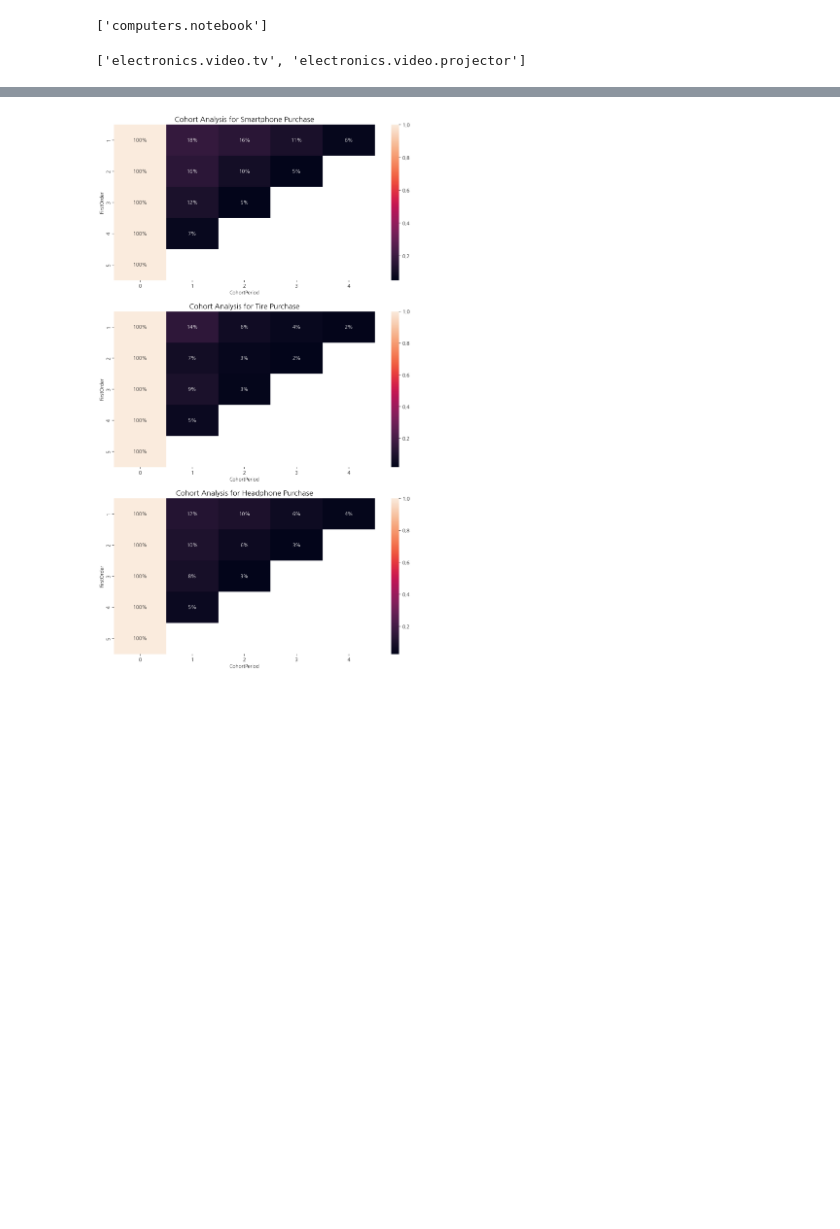
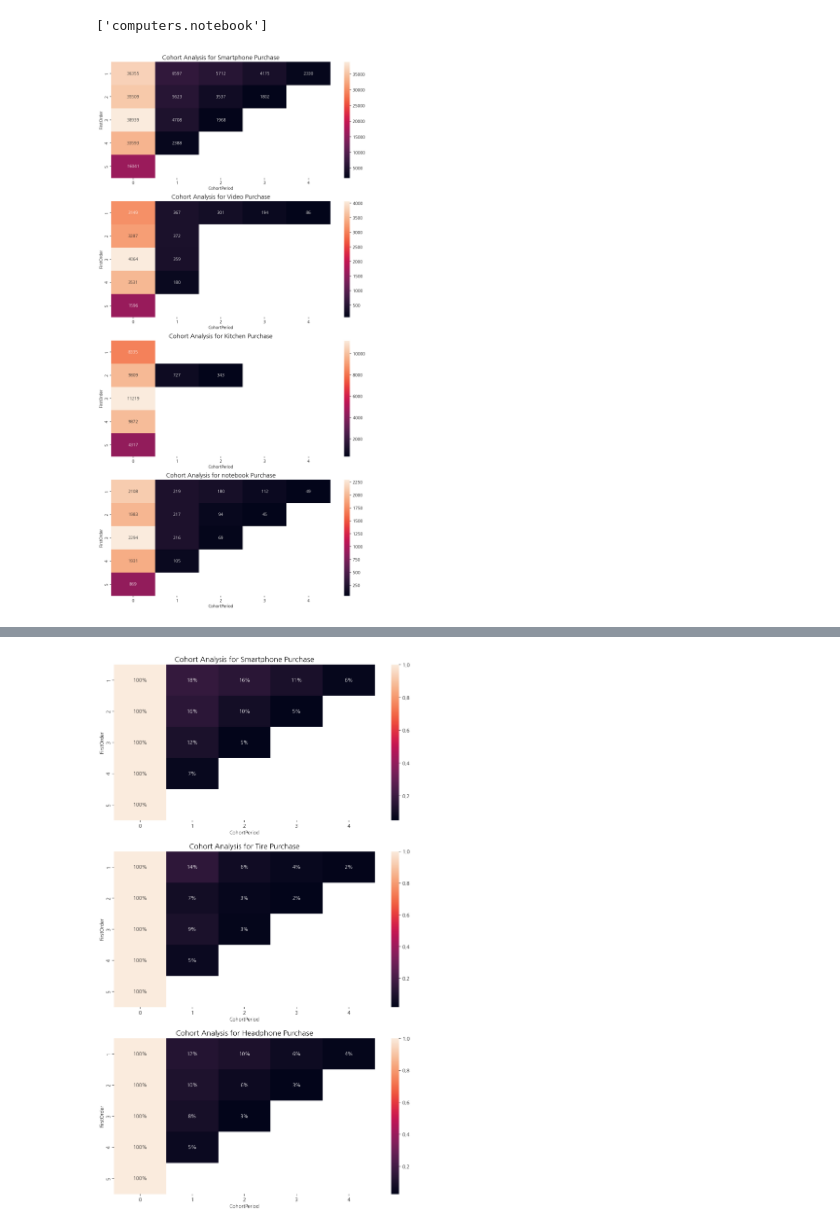
Before and after one commit to benidjor/ecommerce-behavior-data-analysis, a Jupyter notebook: tsj_data/2019_oct_eda.ipynb, the cells around one changed output, grey strips where cells are left out. Cells and saved outputs as stored; diff of their text form; code cells hidden in the pictures; blank space fills up the shorter version.

```diff
--- a/tsj_data/2019_oct_eda.ipynb
+++ b/tsj_data/2019_oct_eda.ipynb
@@ -1457,8 +1457,41 @@ def cohort_cnt(df, category_name=None, brand=None, daily_or_weekly="daily"):
     cohorts_pur = cohorts_pur["TotalUsers"].unstack(1)
 
     return cohorts_pur
+# %%
+# 중분류가 smartphone인 것들 카운팅해서 코호트 분석
+smartphone_cnt = cohort_cnt(df, category_name="electronics.smartphone", daily_or_weekly="weekly")
+# %%
+# 중분류가 video인 것들 카운팅해서 코호트 분석
+video_cnt = 0
+# video_list = ['electronics.video.tv', 'electronics.video.projector']
+for category in video_list:
+    coh = cohort_cnt(df, category_name=category, daily_or_weekly="weekly")
+    video_cnt += coh
 # %%
-for category in video_list:
+# 중분류가 kitchen인 것들 카운팅해서 코호트 분석
+kitchen_cnt = 0
+for category in kitchen_list:
     coh = cohort_cnt(df, category_name=category, daily_or_weekly="weekly")
+    kitchen_cnt += coh
-# %% [output]
-['electronics.video.tv', 'electronics.video.projector']
+# %%
+# 중분류 notebook인 것 코호트 분석
+notebook_cnt = cohort_cnt(df, category_name='computers.notebook', daily_or_weekly="weekly")
+# %%
+# smartphone, video, kitchen, notebook 코호트 분석 시각화
+fig, ax = plt.subplots(nrows=4, ncols=1, figsize=(12, 24))
+
+phone_cnt = sns.heatmap(smartphone_cnt, annot=True, fmt=".0f", ax=ax[0])
+phone_cnt.set_title("Cohort Analysis for Smartphone Purchase", fontsize=15)
+
+video_cnt = sns.heatmap(video_cnt, annot=True, fmt=".0f", ax=ax[1])
+video_cnt.set_title("Cohort Analysis for Video Purchase", fontsize=15)
+
+kitchen_cnt = sns.heatmap(kitchen_cnt, annot=True, fmt=".0f", ax=ax[2])
+kitchen_cnt.set_title("Cohort Analysis for Kitchen Purchase", fontsize=15)
+
+notebook_cnt = sns.heatmap(notebook_cnt, annot=True, fmt=".0f", ax=ax[3])
+notebook_cnt.set_title("Cohort Analysis for notebook Purchase", fontsize=15)
+
+plt.show()
+# %% [output]
+[figure, added]
```
Also changed, not shown: parts of 3 cells of this notebook.
